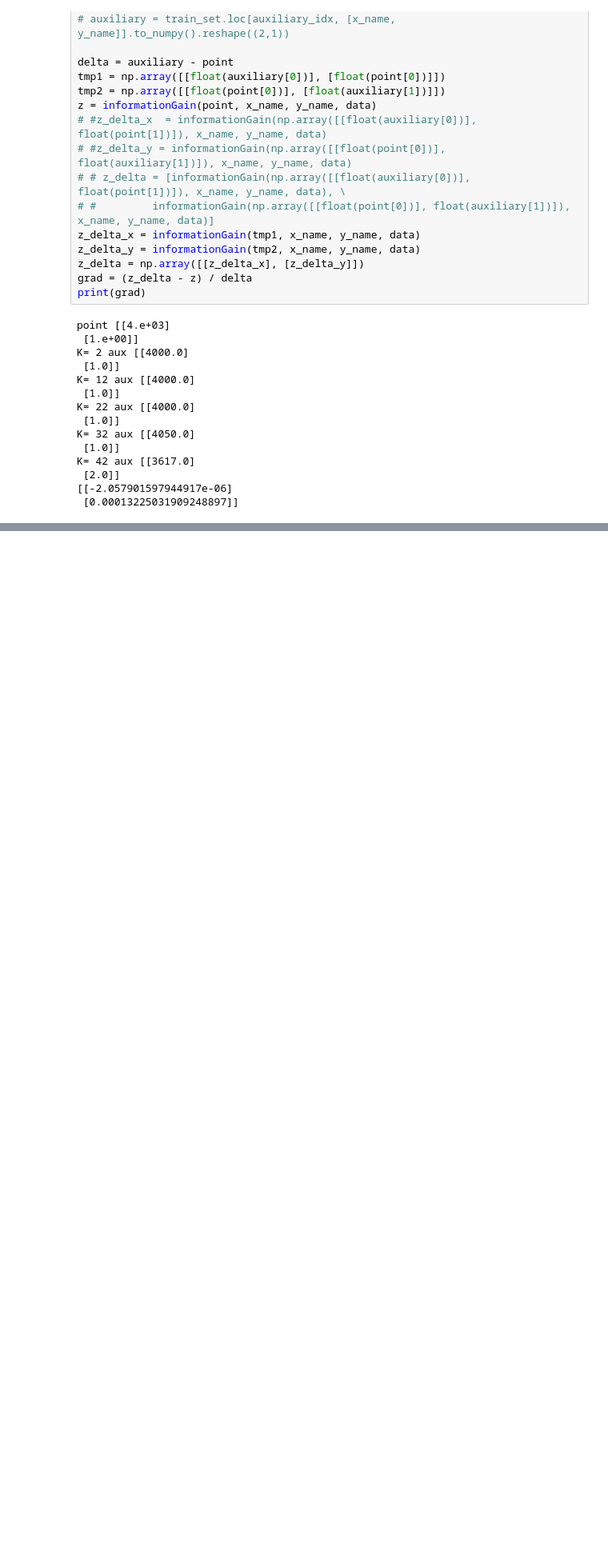
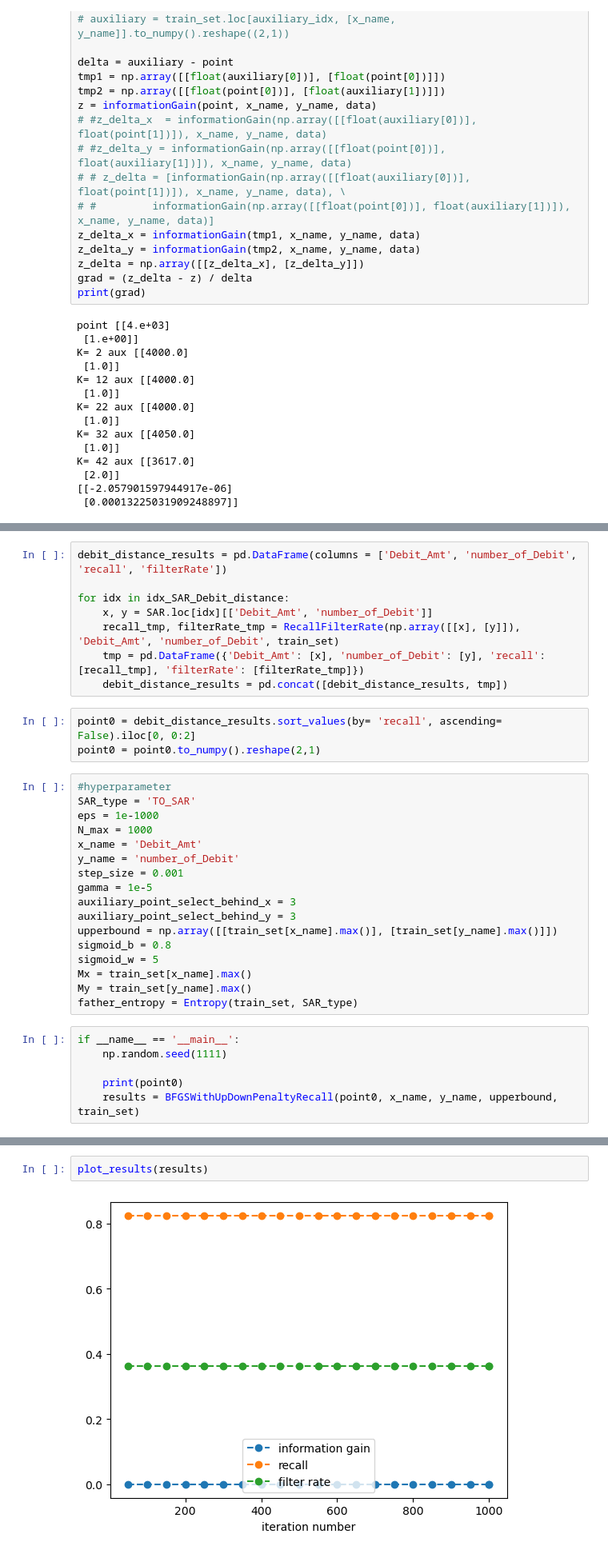
Before and after one commit to eason758/MetaEdge, a Jupyter notebook: 20221207_new_newton_method.ipynb, the cells around one changed output, grey strips where cells are left out. Shown at 80% size. Drawn from its saved outputs; the diff is of its cells as text; blank space fills up the shorter version.

```diff
--- a/20221207_new_newton_method.ipynb
+++ b/20221207_new_newton_method.ipynb
@@ -460,0 +512,34 @@ results.tail()
+# %%
+debit_distance_results = pd.DataFrame(columns = ['Debit_Amt', 'number_of_Debit', 'recall', 'filterRate'])
+
+for idx in idx_SAR_Debit_distance:
+    x, y = SAR.loc[idx][['Debit_Amt', 'number_of_Debit']]
+    recall_tmp, filterRate_tmp = RecallFilterRate(np.array([[x], [y]]), 'Debit_Amt', 'number_of_Debit', train_set)
+    tmp = pd.DataFrame({'Debit_Amt': [x], 'number_of_Debit': [y], 'recall': [recall_tmp], 'filterRate': [filterRate_tmp]})
+    debit_distance_results = pd.concat([debit_distance_results, tmp])
+# %%
+point0 = debit_distance_results.sort_values(by= 'recall', ascending= False).iloc[0, 0:2]
+point0 = point0.to_numpy().reshape(2,1)
+# %%
+#hyperparameter
+SAR_type = 'TO_SAR'
+eps = 1e-1000
+N_max = 1000
+x_name = 'Debit_Amt'
+y_name = 'number_of_Debit'
+step_size = 0.001
+gamma = 1e-5
+auxiliary_point_select_behind_x = 3
+auxiliary_point_select_behind_y = 3
+upperbound = np.array([[train_set[x_name].max()], [train_set[y_name].max()]])
+sigmoid_b = 0.8
+sigmoid_w = 5
+Mx = train_set[x_name].max()
+My = train_set[y_name].max()
+father_entropy = Entropy(train_set, SAR_type)
+# %%
+if __name__ == '__main__':
+    np.random.seed(1111)
+
+    print(point0)
+    results = BFGSWithUpDownPenaltyRecall(point0, x_name, y_name, upperbound, train_set)
@@ -460,0 +573,4 @@ results.tail()
+# %%
+plot_results(results)
+# %% [output]
+[figure, added]
```
Also changed, not shown: parts of 19 cells of this notebook, 2 other files.
